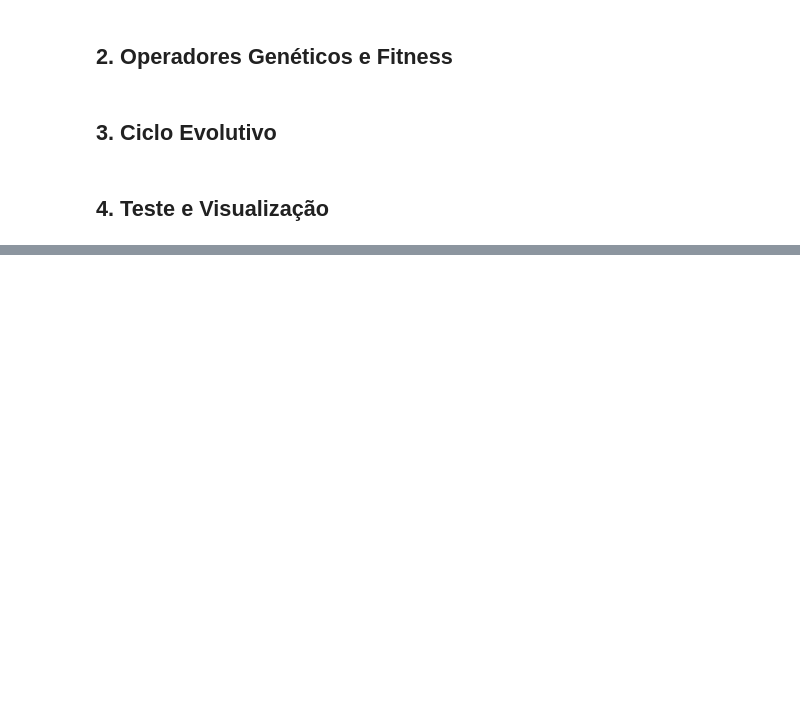
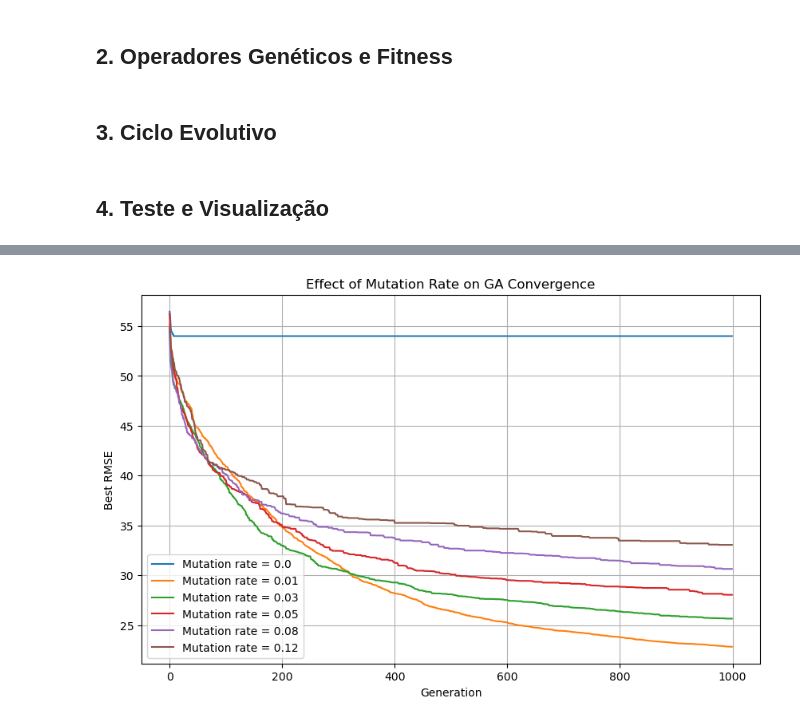
Before and after one commit to pedrorei846/CIFO-Projeto, a Jupyter notebook: MutationTest.ipynb, the cells around one changed output, grey strips where cells are left out. Drawn from its saved outputs; the diff is of its cells as text; code cells hidden in the pictures; blank space fills up the shorter version.

```diff
--- a/MutationTest.ipynb
+++ b/MutationTest.ipynb
@@ -274,10 +275,10 @@ def crossover(parent_1, parent_2):
 # %% [markdown]
 ## 3. Ciclo Evolutivo
 # %%
-POP_SIZE = 60
-GENERATIONS = 6000
+POP_SIZE = 30
+GENERATIONS = 1000
 MUTATION_RATE = 0.05
-ELITE_SIZE = 6
+ELITE_SIZE = 3
 TOURNAMENT_SIZE = 5
 # %%
 def tournament_selection(population, fitnesses, tournament_size=TOURNAMENT_SIZE):
@@ -530,0 +461,13 @@ Geração 9999 | Melhor RMSE: 25.81
+# %%
+target = load_target_image("girl_pearl_earing.png")
+
+mutation_rates_to_test = [0.00, 0.01, 0.03, 0.05, 0.08, 0.12]
+
+mutation_results = run_mutation_experiment(
+    target_img=target,
+    mutation_rates=mutation_rates_to_test,
+    pop_size=40,
+    generations=1000,
+    elite_size=4,
+    tournament_size=5
+)
@@ -530,0 +492,17 @@ Geração 9999 | Melhor RMSE: 25.81
+# %%
+plt.figure(figsize=(10, 6))
+
+for rate, result in mutation_results.items():
+    plt.plot(
+        result["history"],
+        label=f"Mutation rate = {rate}"
+    )
+
+plt.title("Effect of Mutation Rate on GA Convergence")
+plt.xlabel("Generation")
+plt.ylabel("Best RMSE")
+plt.legend()
+plt.grid(True)
+plt.show()
+# %% [output]
+[figure, added]
```
Also changed, not shown: parts of 6 cells of this notebook, 1 other file.
